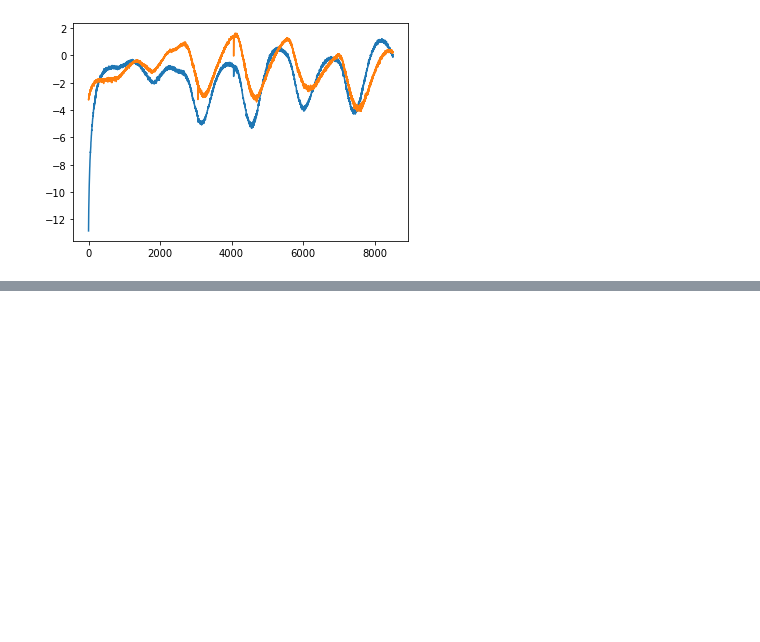
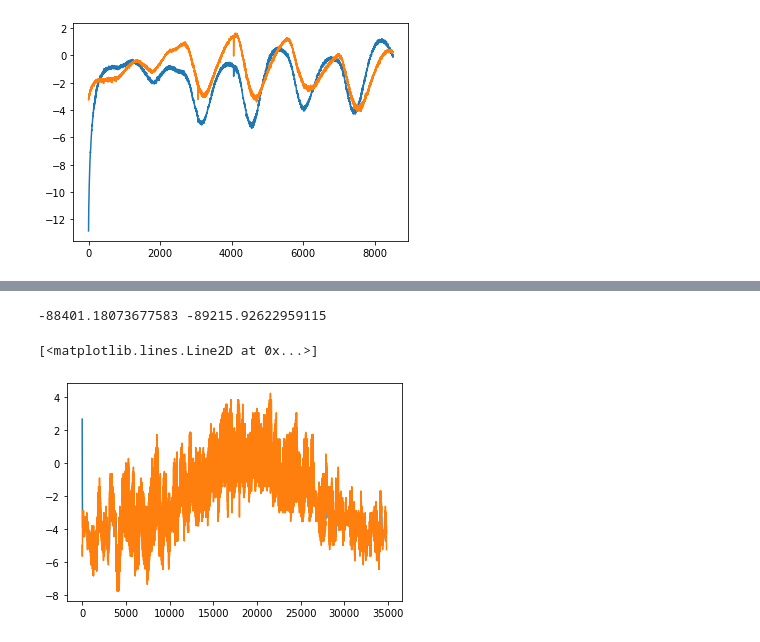
Before and after one commit to sanjin94/HTool-dev, a Jupyter notebook: initial_notebook/heat_transfer_pilot.ipynb, the cells around one changed output, grey strips where cells are left out. Drawn from its saved outputs; the diff is of its cells as text; code cells hidden in the pictures; blank space fills up the shorter version.

```diff
--- a/initial_notebook/heat_transfer_pilot.ipynb
+++ b/initial_notebook/heat_transfer_pilot.ipynb
@@ -675,0 +708,14 @@ plt.plot(hf)
+# %%
+test_materijal = Material()
+test_materijal.new_material('beton', cond=2.6, rho=2400, c=1000, l=0.135)
+test_materijal.new_material('izolacija', cond=0.04, rho=40, c=1030, l=0.16)
+U_cls = U_heat_flux(test_materijal.layers)
+U_val = U_cls.uval()
+q_U, Q_U = U_cls.q_Q(U_val, indoor, outdoor)
+print(Q_calc, Q_U)
+plt.plot(q_calc)
+plt.plot(q_U)
+# %% [output]
+-88401.18073677583 -89215.92622959115
+[<matplotlib.lines.Line2D at 0x...>]
+[figure, added]
```
Also changed, not shown: parts of 9 cells of this notebook, 5 other files.
